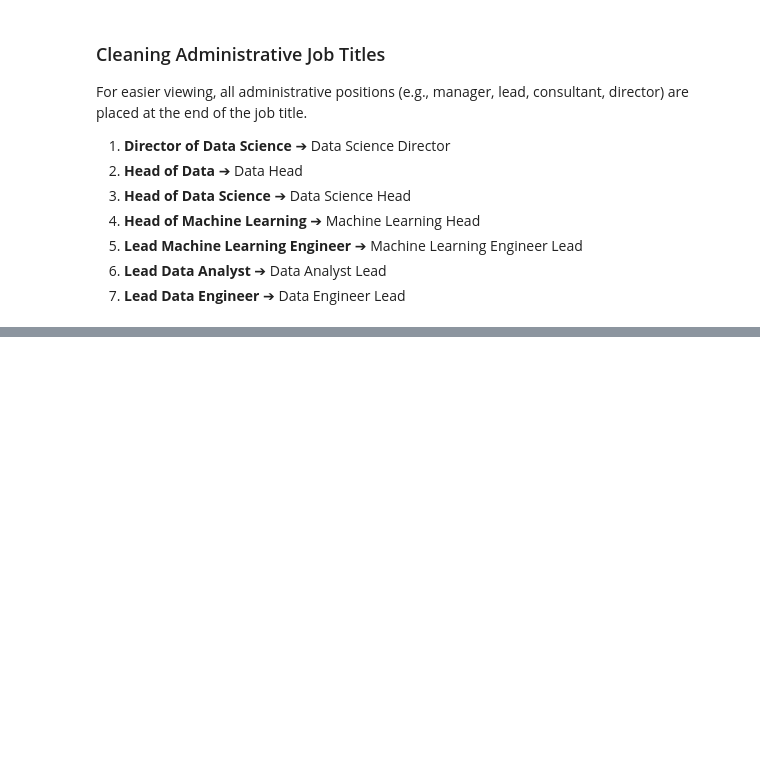
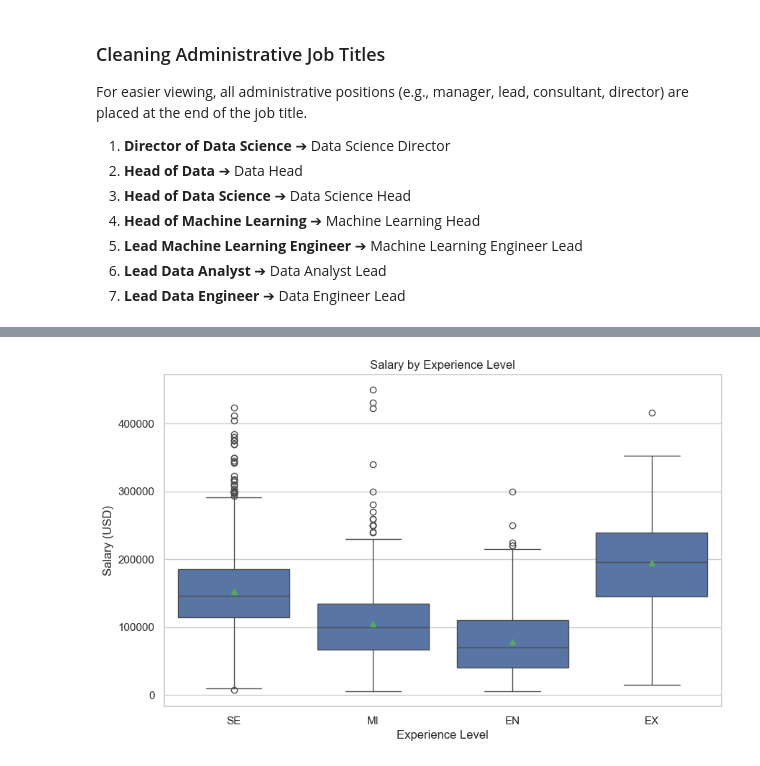
Before and after one commit to Brasprin/CSMODEL, a Jupyter notebook: CSMODEL - MCO1/CSMODEL_Project_S16_Group12.ipynb, the cells around one changed output, grey strips where cells are left out. Drawn from its saved outputs; the diff is of its cells as text; code cells hidden in the pictures; blank space fills up the shorter version.

```diff
--- a/CSMODEL - MCO1/CSMODEL_Project_S16_Group12.ipynb
+++ b/CSMODEL - MCO1/CSMODEL_Project_S16_Group12.ipynb
@@ -171,0 +220,15 @@ ds_salary_clean['job_title'] = ds_salary_df['job_title'].replace({
+# %%
+# Salary vs. Experience Level
+plt.figure(figsize=(10,6))
+sns.boxplot(
+    x = "experience_level",
+    y = "salary_in_usd",
+    showmeans=True,
+    data=ds_salary_clean
+)
+plt.xlabel('Experience Level')
+plt.ylabel('Salary (USD)')
+plt.title('Salary by Experience Level')
+plt.show()
+# %% [output]
+[figure, added]
```
Also changed, not shown: parts of 12 cells of this notebook, 1 other file.
